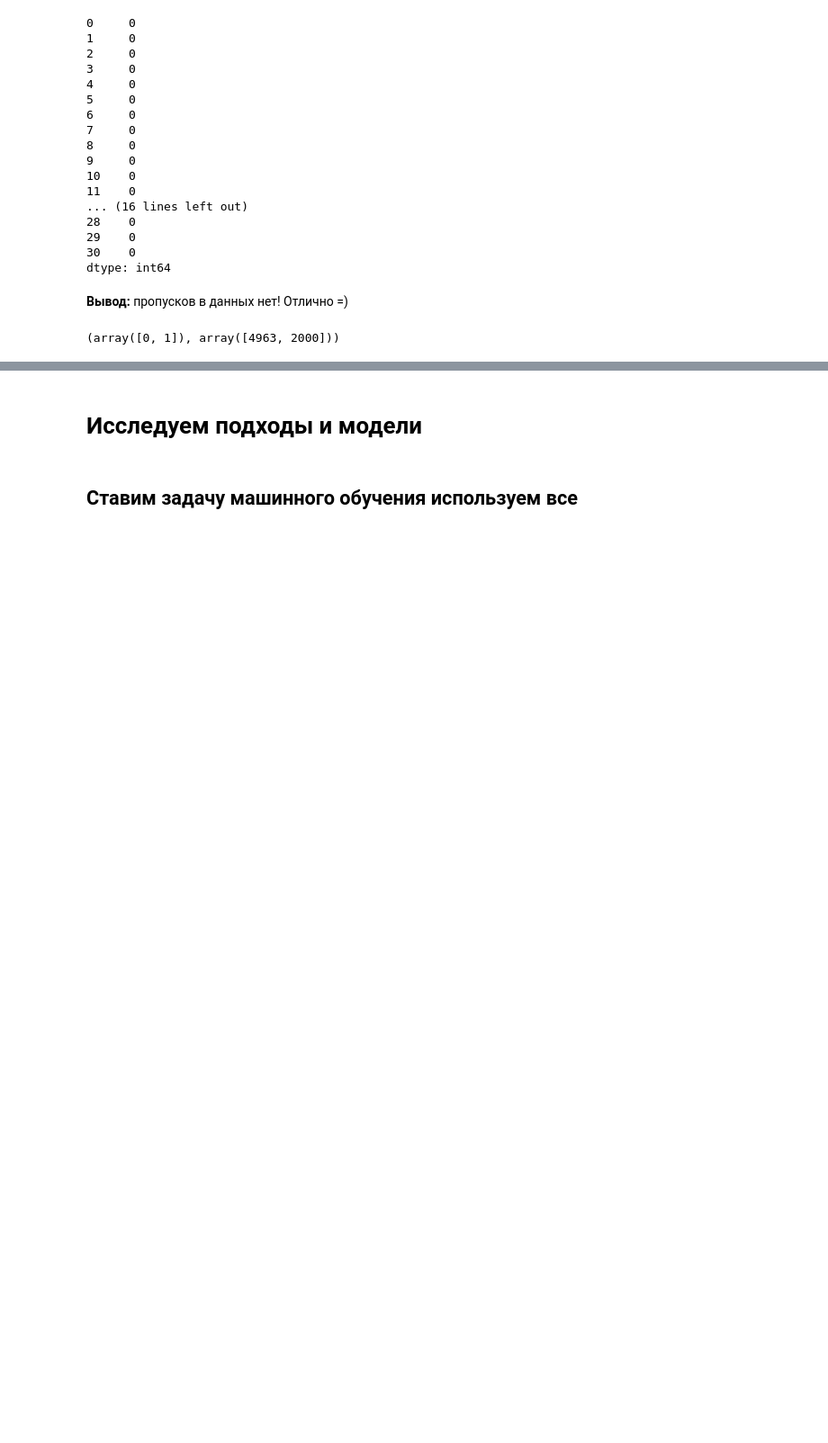
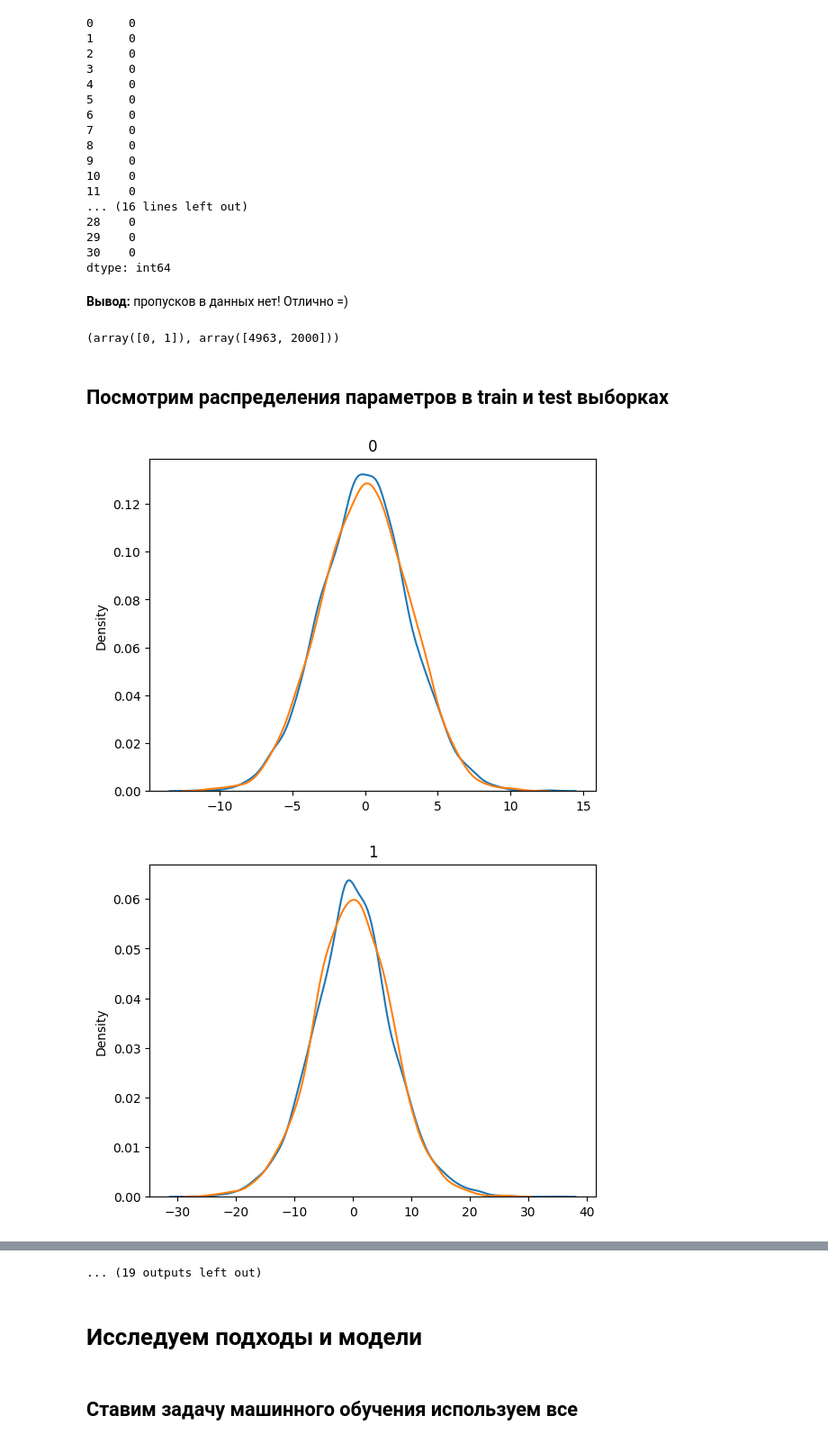
Before and after one commit to medphisiker/MADE_2022_contest_1, a Jupyter notebook: made_2022_contest_1_LAMA.ipynb, the cells around one changed output, grey strips where cells are left out. Shown at 90% size. Drawn from its saved outputs; the diff is of its cells as text; code cells hidden in the pictures; blank space fills up the shorter version.

```diff
--- a/made_2022_contest_1_LAMA.ipynb
+++ b/made_2022_contest_1_LAMA.ipynb
@@ -184,3 +183,16 @@ dtype: int64
 np.unique(train_data['target'].values, return_counts=True)
 # %% [output]
 (array([0, 1]), array([4963, 2000]))
+# %% [markdown]
+## Посмотрим распределения параметров в train и test выборках
+# %%
+import seaborn as sns
+
+for col_i in test_data.columns:
+    sns.distplot(train_data[[col_i]], hist=False)
+    sns.distplot(test_data[[col_i]], hist=False)
+    plt.title(col_i)
+    plt.show()
+# %% [output]
+[figure, added]
+[figure, added]
@@ -187,3 +209,4 @@ np.unique(train_data['target'].values, return_counts=True)
+... (19 outputs left out)
 # %% [markdown]
 # Исследуем подходы и модели
 # %% [markdown]
```
Also changed, not shown: parts of 18 cells of this notebook, 7 other files.
